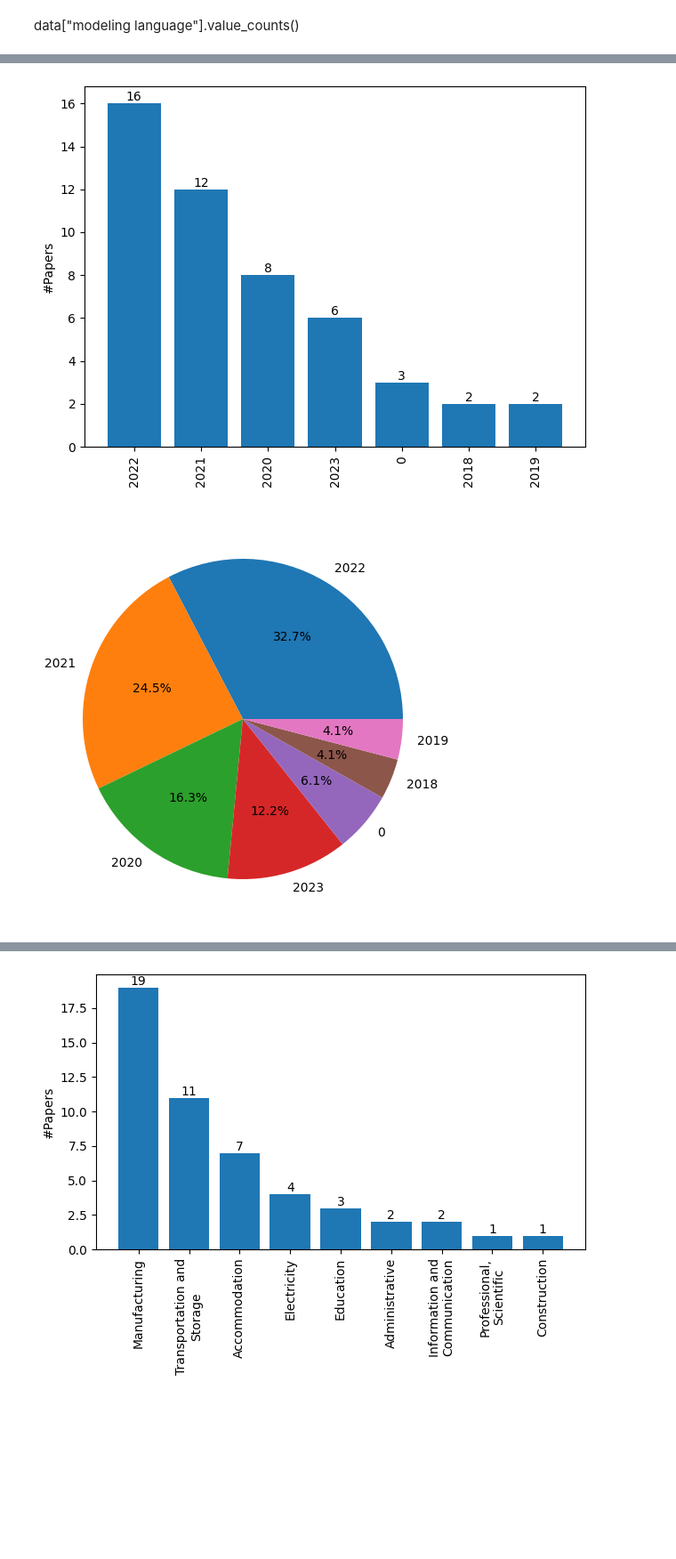
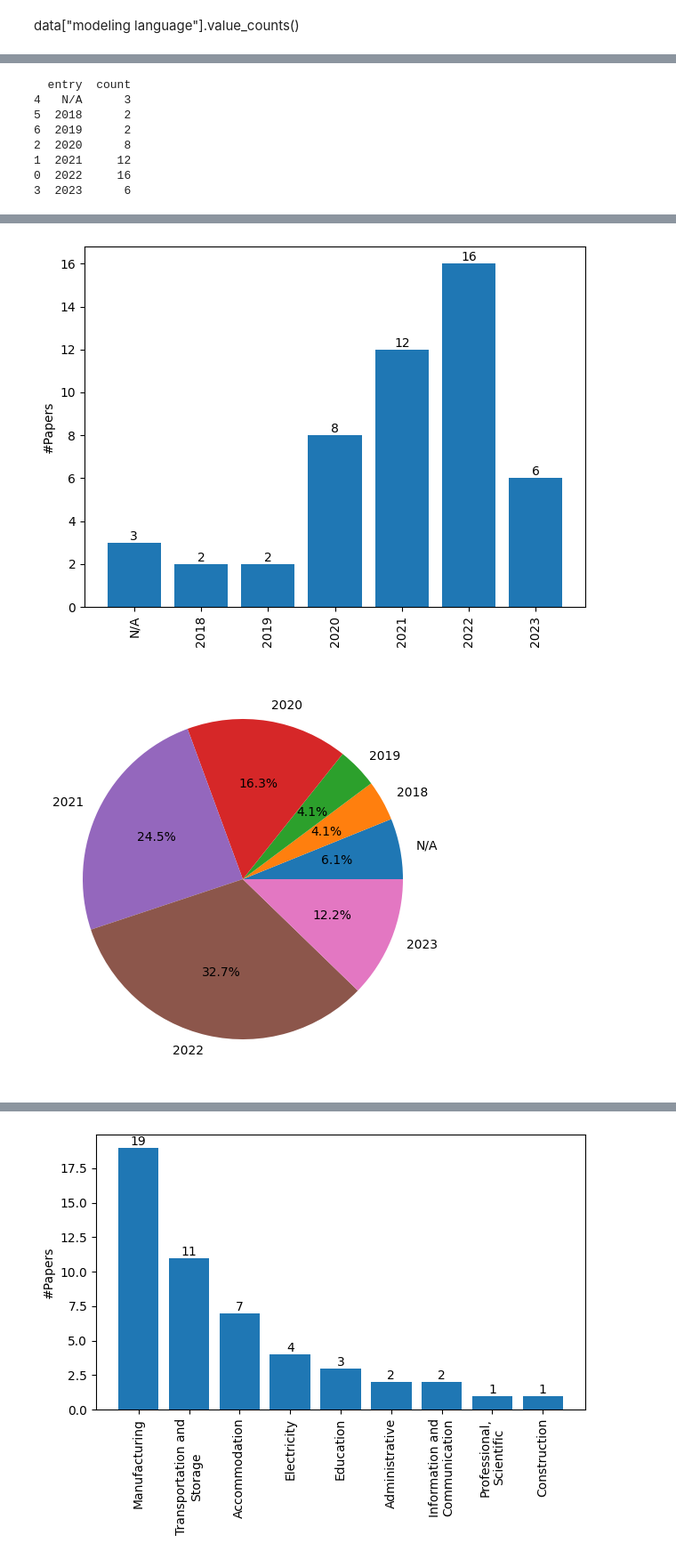
Before and after one commit to cdl-mint/mde4dts, a Jupyter notebook: visualizations_Jingxi_2.ipynb, the cells around one changed output, grey strips where cells are left out. Shown at 89% size. Saved outputs shown, nothing was run; the diff lists cells and outputs as text; code cells hidden in the pictures; blank space fills up the shorter version.

```diff
--- a/visualizations_Jingxi_2.ipynb
+++ b/visualizations_Jingxi_2.ipynb
@@ -168,6 +168,8 @@ plt.savefig(destination_folder+"MDE_piechart.jpg")
 fig, axes = plt.subplots()
 # Loop through the subplots and plot each bar chart
 plot_data = dataframes[2]
+plot_data.sort_values('entry', inplace=True)
+plot_data['entry'][4] = "N/A"
 axes.bar(plot_data['entry'], plot_data['count'], tick_label=plot_data['count'])  # Replace 'x' and 'y' with the appropriate column names from the DataFrame
 axes.set_ylabel("#Papers")
 #axes.set_title(titles[2])
@@ -185,6 +187,8 @@ plt.savefig(destination_folder+"Year_barchart.jpg")
 fig, axes = plt.subplots()
 # Loop through the subplots and plot each bar chart
 plot_data = dataframes[2]
+
+print(plot_data)
 axes.pie(plot_data['count'], labels=plot_data['entry'], autopct='%1.1f%%')
 #axes.set_title(titles[2])
 plt.tight_layout()
@@ -206,9 +214,17 @@ plt.savefig(destination_folder+"TT_barchart.jpg")
+  entry  count
+4   N/A      3
+5  2018      2
+6  2019      2
+2  2020      8
+1  2021     12
+0  2022     16
+3  2023      6
 [figure]
 [figure]
 [figure]
 [figure]
-[figure, old version]
+[figure, new version]
-[figure, old version]
+[figure, new version]
 [figure]
 # %%
 # List of DataFrames
```
Also changed, not shown: parts of 1 cell of this notebook, 2 other files.
